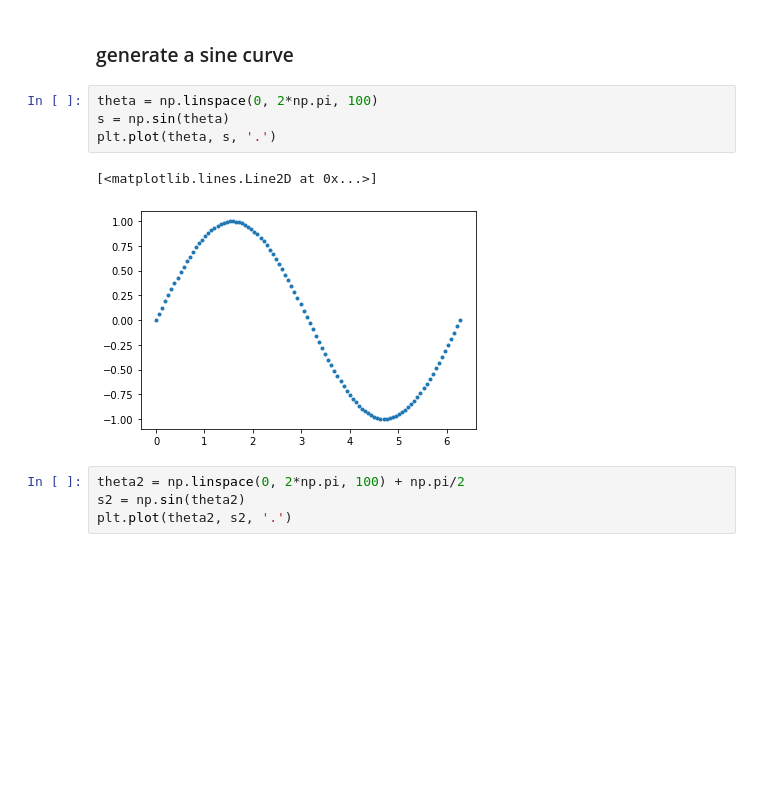
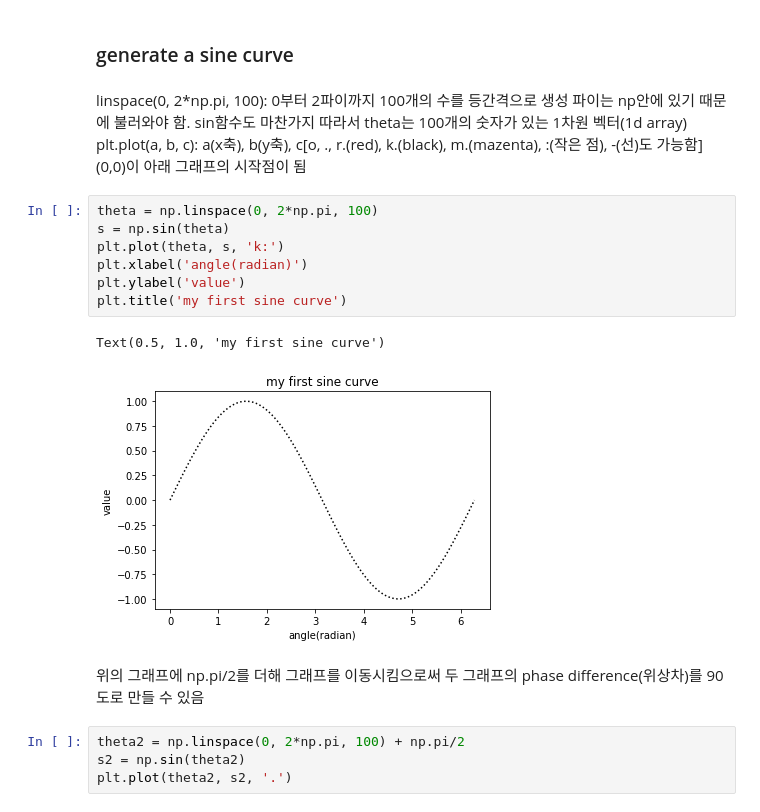
Before and after one commit to hjae0520/class2021Fall, a Jupyter notebook: numpy.ipynb, the cells around one changed output. Drawn from its saved outputs; the diff is of its cells as text; blank space fills up the shorter version.

```diff
--- a/numpy.ipynb
+++ b/numpy.ipynb
@@ -144,13 +147,25 @@ plt.hist(x, bins=10)
 [figure]
 # %% [markdown]
 ### generate a sine curve
+# %% [markdown]
+linspace(0, 2*np.pi, 100): 0부터 2파이까지 100개의 수를 등간격으로 생성
+파이는 np안에 있기 때문에 불러와야 함. sin함수도 마찬가지
+따라서 theta는 100개의 숫자가 있는 1차원 벡터(1d array)
+plt.plot(a, b, c): a(x축), b(y축), c[o, ., r.(red), k.(black), m.(mazenta), :(작은 점), -(선)도 가능함]
+(0,0)이 아래 그래프의 시작점이 됨
 # %%
 theta = np.linspace(0, 2*np.pi, 100)
 s = np.sin(theta)
-plt.plot(theta, s, '.')
+plt.plot(theta, s, 'k:')
+plt.xlabel('angle(radian)')
+plt.ylabel('value')
+plt.title('my first sine curve')
 # %% [output]
-[<matplotlib.lines.Line2D at 0x...>]
+Text(0.5, 1.0, 'my first sine curve')
-[figure, old version]
+[figure, new version]
+# %% [markdown]
+위의 그래프에 np.pi/2를 더해 그래프를 이동시킴으로써 두 그래프의
+phase difference(위상차)를 90도로 만들 수 있음
 # %%
 theta2 = np.linspace(0, 2*np.pi, 100) + np.pi/2
 s2 = np.sin(theta2)
```
Also changed, not shown: parts of 2 cells of this notebook.
